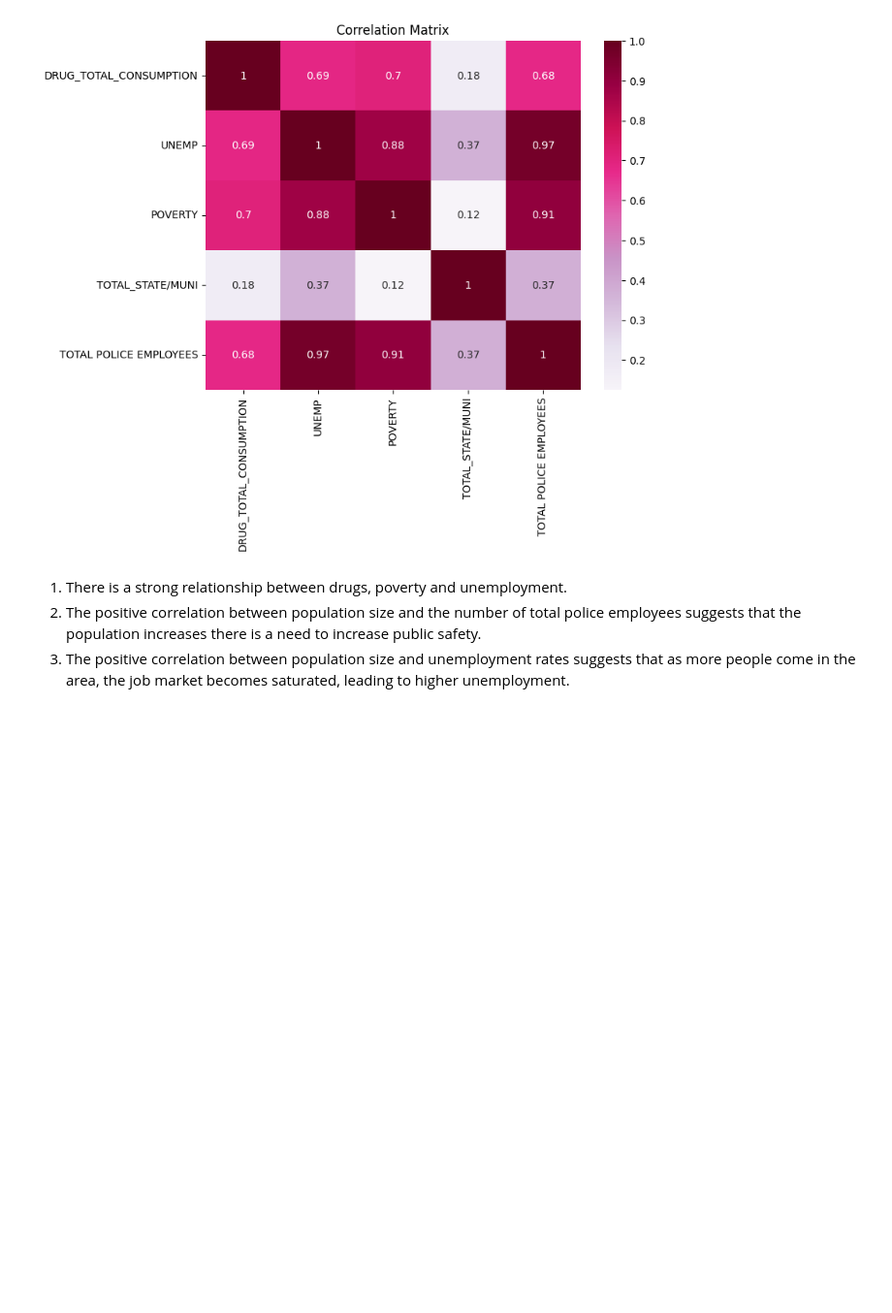
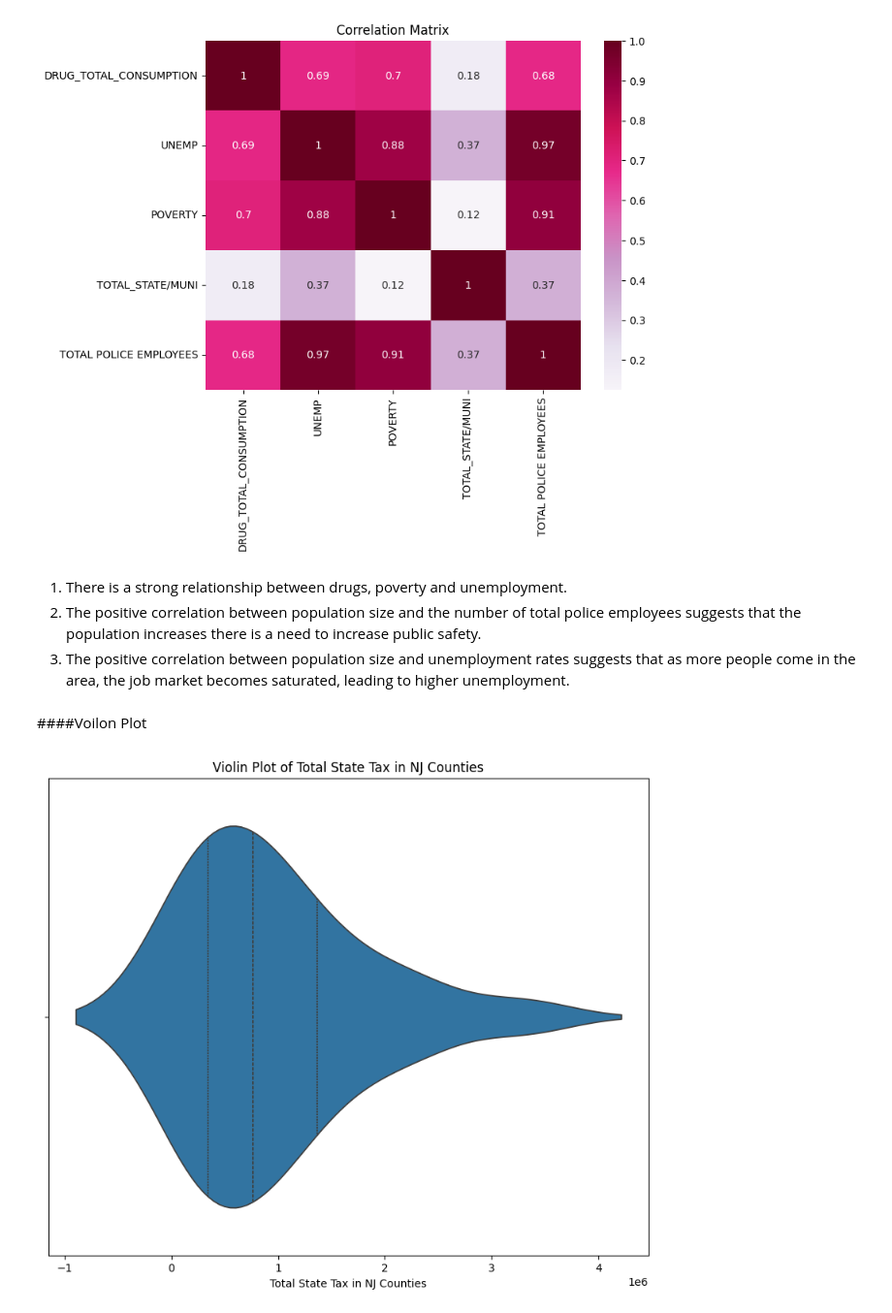
Before and after one commit to Amistad755/vis, a Jupyter notebook: surprise_file.ipynb, the cells around one changed output. Shown at 97% size. Drawn from its saved outputs; the diff is of its cells as text; code cells hidden in the pictures; blank space fills up the shorter version.

```diff
--- a/surprise_file.ipynb
+++ b/surprise_file.ipynb
@@ -451,3 +452,13 @@ plt.show()
 1) There is a strong relationship between drugs, poverty and unemployment.
 2)	The positive correlation between population size and the number of total police employees suggests that the population increases there is a need to increase public safety.
 3)	The positive correlation between population size and unemployment rates suggests that as more people come in the area, the job market becomes saturated, leading to higher unemployment.
+# %% [markdown]
+####Voilon Plot
+# %%
+plt.figure(figsize=(10, 8))
+sns.violinplot(x=merge_df4['TOTAL_STATE/MUNI'], inner='quartile')
+plt.xlabel('Total State Tax in NJ Counties')
+plt.title('Violin Plot of Total State Tax in NJ Counties')
+plt.show()
+# %% [output]
+[figure, added]
```
Also changed, not shown: parts of 17 cells of this notebook.
